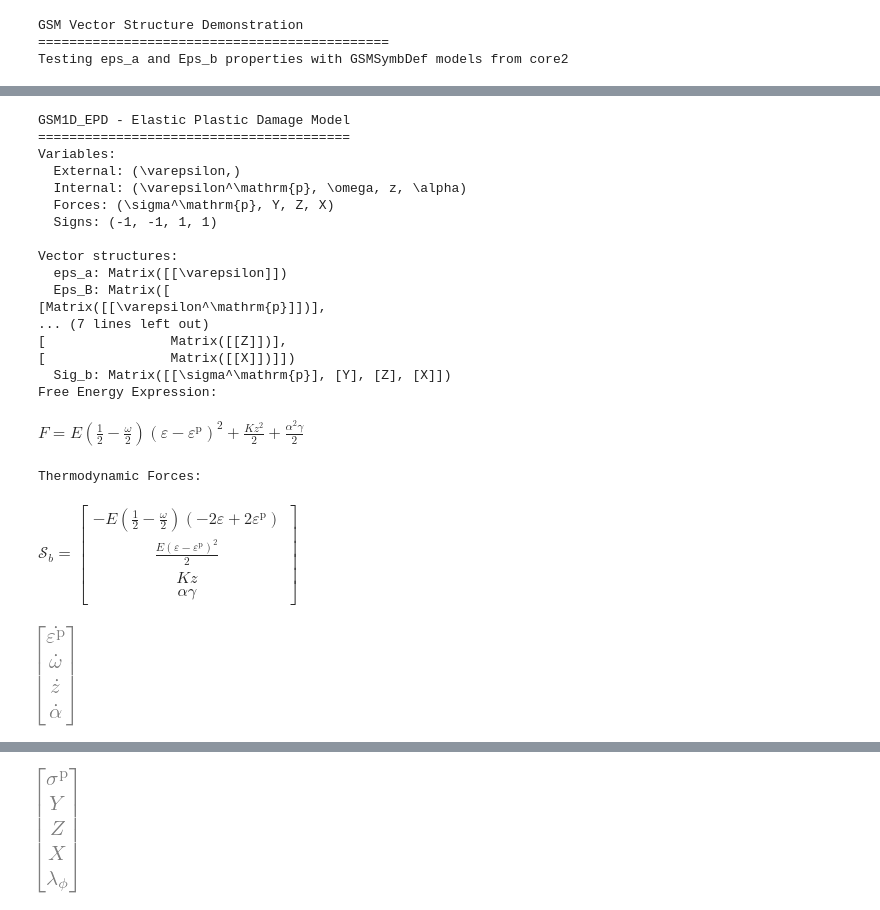
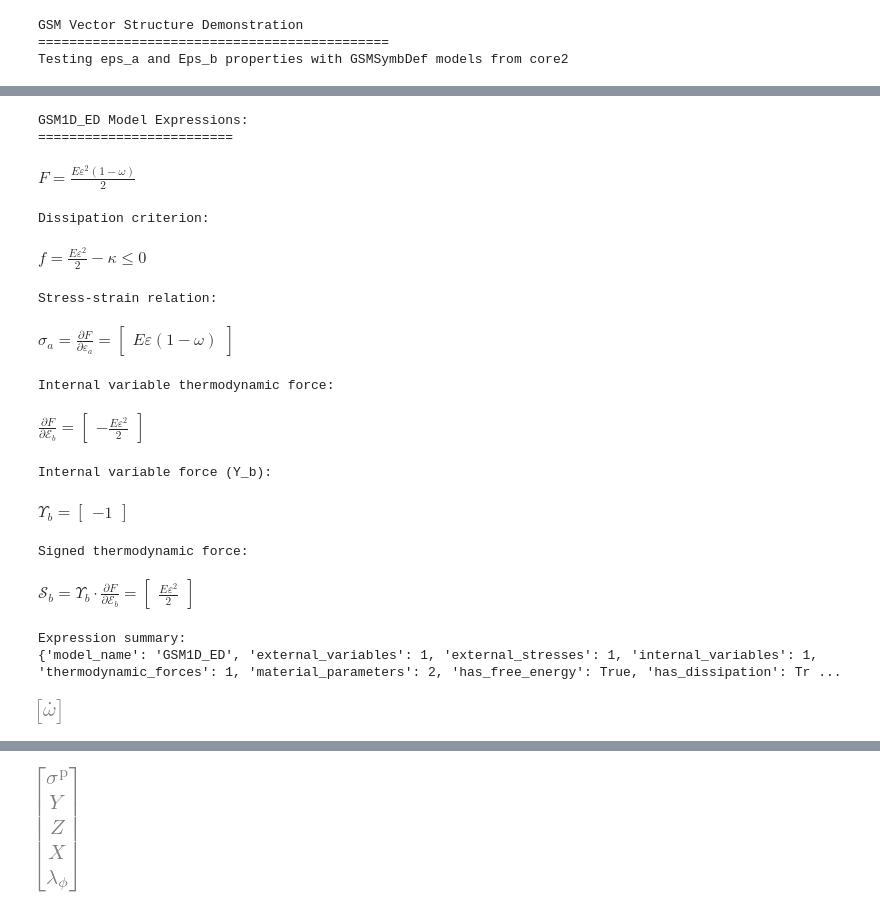
Before and after one commit to bmcs-group/bmcs_matmod, a Jupyter notebook: bmcs_matmod/gsm_lagrange/core2/gsm_symb_def_01.ipynb, the cells around one changed output, grey strips where cells are left out. Saved outputs shown, nothing was run; the diff lists cells and outputs as text; code cells hidden in the pictures.

Commit message:
thermodynamic square

```diff
--- a/bmcs_matmod/gsm_lagrange/core2/gsm_symb_def_01.ipynb
+++ b/bmcs_matmod/gsm_lagrange/core2/gsm_symb_def_01.ipynb
@@ -196,51 +152,46 @@ Variable Summary:
 # %%
-# Test GSM1D_EPD model - more complex with multiple internal variables
-epd_model = GSM1D_EPD()
+# Test ED damage model with specific symbolic definitions
+ed_gsm_def = GSM1D_ED()
 
-print("GSM1D_EPD - Elastic Plastic Damage Model")
-print("=" * 40)
+print("GSM1D_ED Model Expressions:")
+print("=" * 25)
+display(Math(f"F = {sp.latex(ed_gsm_def.F_expr)}"))
 
-print("Variables:")
-print(f"  External: {epd_model.eps_vars}")
-print(f"  Internal: {epd_model.Eps_vars}")
-print(f"  Forces: {epd_model.Sig_vars}")
-print(f"  Signs: {epd_model.Sig_signs}")
+print("Dissipation criterion:")
+display(Math(f"f = {sp.latex(ed_gsm_def.f_expr)} \\leq 0"))
 
-print(f"\nVector structures:")
-print(f"  eps_a: {epd_model.eps_a}")
-print(f"  Eps_B: {epd_model.Eps_B}")
-print(f"  Eps_b: {epd_model.Eps_b}")
-print(f"  Sig_B: {epd_model.Sig_B}")
-print(f"  Sig_b: {epd_model.Sig_b}")
+print("Stress-strain relation:")
+display(Math(f"\\sigma_a = \\frac{{\\partial F}}{{\\partial \\varepsilon_a}} = {sp.latex(ed_gsm_def.sig_a_)}"))
 
-print("Free Energy Expression:")
-display(Math(f"F = {sp.latex(epd_model.F_expr)}"))
+print("Internal variable thermodynamic force:")
+display(Math(f"\\frac{{\\partial F}}{{\\partial \\mathcal{{E}}_b}} = {sp.latex(ed_gsm_def.dF_dEps_b)}"))
 
-print("Thermodynamic Forces:")
-display(Math(f"\\mathcal{{S}}_b = {sp.latex(epd_model.Sig_b_)}"))
+print("Internal variable force (Y_b):")
+display(Math(f"\\Upsilon_b = {sp.latex(ed_gsm_def.Y_b)}"))
+
+print("Signed thermodynamic force:")
+display(Math(f"\\mathcal{{S}}_b = \\Upsilon_b \\cdot \\frac{{\\partial F}}{{\\partial \\mathcal{{E}}_b}} = {sp.latex(ed_gsm_def.Sig_b_)}"))
+
+print("Expression summary:")
+print(ed_gsm_def.get_expression_summary())
 # %% [output]
-GSM1D_EPD - Elastic Plastic Damage Model
-========================================
-Variables:
-  External: (\varepsilon,)
-  Internal: (\varepsilon^\mathrm{p}, \omega, z, \alpha)
-  Forces: (\sigma^\mathrm{p}, Y, Z, X)
-  Signs: (-1, -1, 1, 1)
-
-Vector structures:
-  eps_a: Matrix([[\varepsilon]])
-  Eps_B: Matrix([
-[Matrix([[\varepsilon^\mathrm{p}]])],
-... (7 lines left out)
-[                Matrix([[Z]])],
-[                Matrix([[X]])]])
-  Sig_b: Matrix([[\sigma^\mathrm{p}], [Y], [Z], [X]])
-Free Energy Expression:
+GSM1D_ED Model Expressions:
+=========================
-$\displaystyle F = E \left(\frac{1}{2} - \frac{\omega}{2}\right) \left(\varepsilon - \varepsilon^\mathrm{p}\right)^{2} + \frac{K z^{2}}{2} + \frac{\alpha^{2} \gamma}{2}$
+$\displaystyle F = \frac{E \varepsilon^{2} \left(1 - \omega\right)}{2}$
-Thermodynamic Forces:
+Dissipation criterion:
-$\displaystyle \mathcal{S}_b = \left[\begin{matrix}- E \left(\frac{1}{2} - \frac{\omega}{2}\right) \left(- 2 \varepsilon + 2 \varepsilon^\mathrm{p}\right)\\\frac{E \left(\varepsilon - \varepsilon^\mathrm{p}\right)^{2}}{2}\\K z\\\alpha \gamma\end{matrix}\right]$
+$\displaystyle f = \frac{E \varepsilon^{2}}{2} - \kappa \leq 0$
+Stress-strain relation:
+$\displaystyle \sigma_a = \frac{\partial F}{\partial \varepsilon_a} = \left[\begin{matrix}E \varepsilon \left(1 - \omega\right)\end{matrix}\right]$
+Internal variable thermodynamic force:
+$\displaystyle \frac{\partial F}{\partial \mathcal{E}_b} = \left[\begin{matrix}- \frac{E \varepsilon^{2}}{2}\end{matrix}\right]$
+Internal variable force (Y_b):
+$\displaystyle \Upsilon_b = \left[\begin{matrix}-1\end{matrix}\right]$
+Signed thermodynamic force:
+$\displaystyle \mathcal{S}_b = \Upsilon_b \cdot \frac{\partial F}{\partial \mathcal{E}_b} = \left[\begin{matrix}\frac{E \varepsilon^{2}}{2}\end{matrix}\right]$
+Expression summary:
+{'model_name': 'GSM1D_ED', 'external_variables': 1, 'external_stresses': 1, 'internal_variables': 1, 'thermodynamic_forces': 1, 'material_parameters': 2, 'has_free_energy': True, 'has_dissipation': Tr ...
 # %%
-epd_model.dot_Eps_b
+ed_gsm_def.dot_Eps_b
 # %% [output]
-[figure, old version]
+[figure, new version]
 # %%
```
Also changed, not shown: parts of 10 cells of this notebook, 40 other files.
